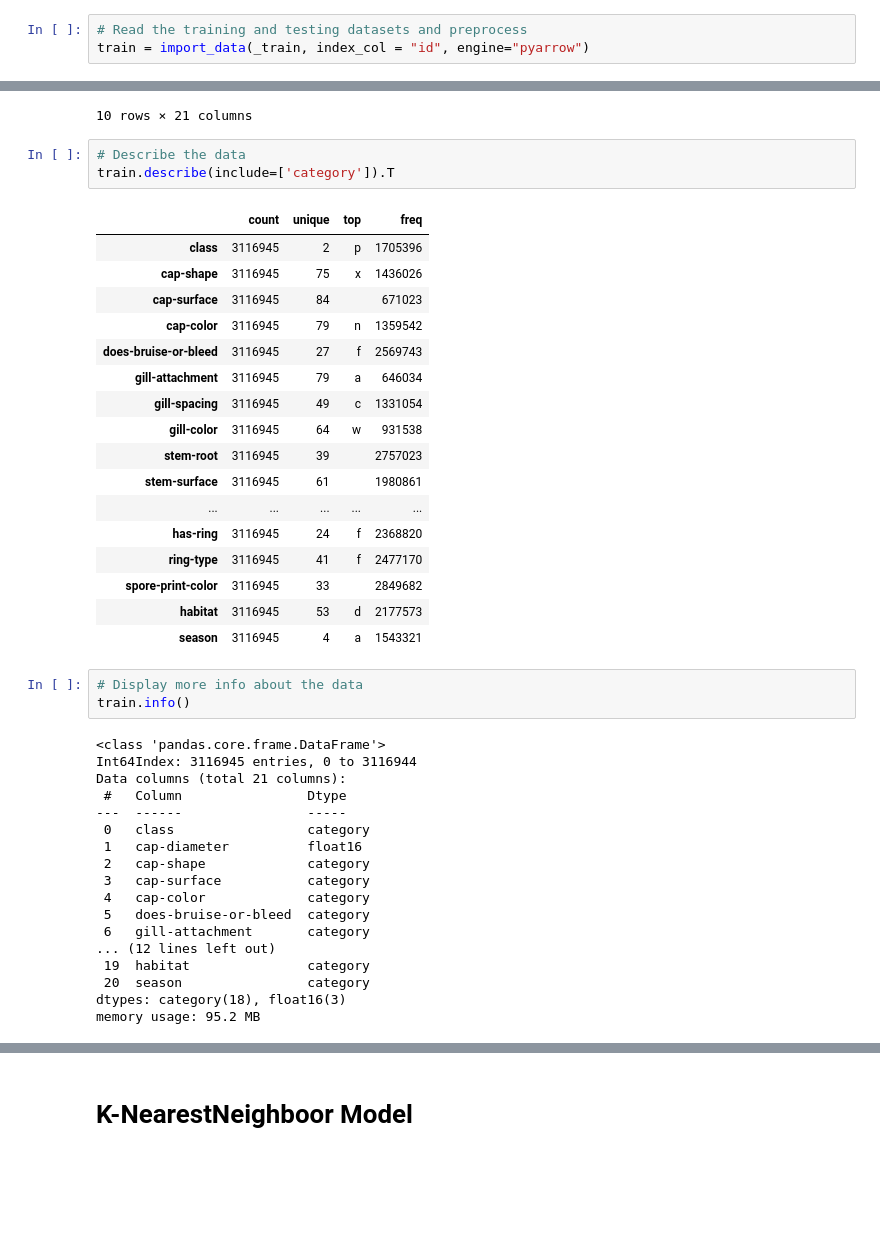
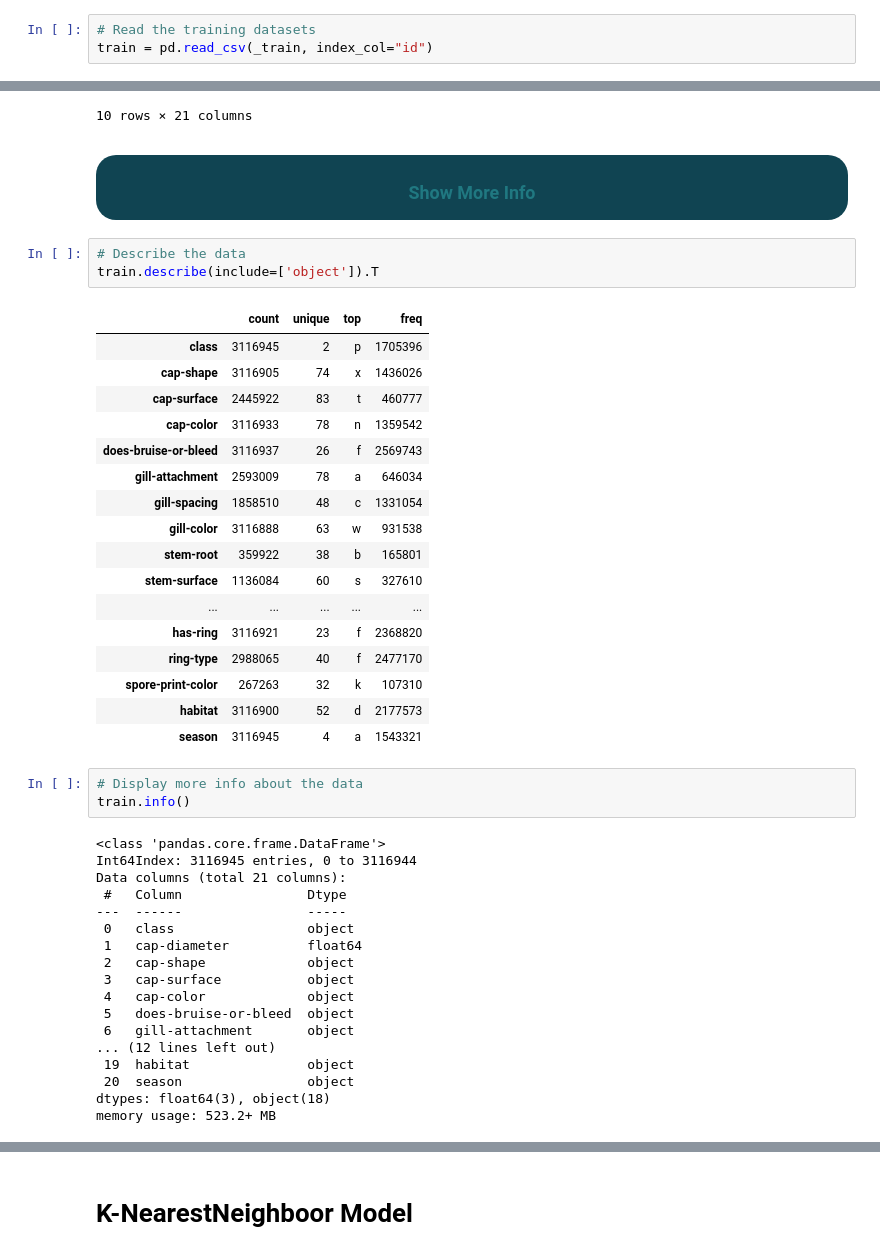
Before and after one commit to ionutzzzzz/Kaggle, a Jupyter notebook: PoisonousMushrooms/PoisonousMushrooms.ipynb, the cells around one changed output, grey strips where cells are left out. Cells and saved outputs as stored; diff of their text form; blank space fills up the shorter version.

Commit message:
Update Important

```diff
--- a/PoisonousMushrooms/PoisonousMushrooms.ipynb
+++ b/PoisonousMushrooms/PoisonousMushrooms.ipynb
@@ -136,3 +98,3 @@ def import_data(file, **kwargs):
 # %%
-# Read the training and testing datasets and preprocess
-train = import_data(_train, index_col = "id", engine="pyarrow")
+# Read the training datasets
+train = pd.read_csv(_train, index_col="id")
@@ -182,26 +120,31 @@ train.head(n=10)
 | 8 | p | 7.359375 | f | h | e | f | x | ... |
 | 9 | e | 6.449219 | x | t | n | f | a | ... |
 10 rows × 21 columns
+# %% [markdown]
+<a id="info"></a>
+<div style="color: #207881; background-color: #104452; padding: 1px;border-radius: 20px">
+    <h3 style="text-align:center; font-family: garamond; margin: 10px;"><b>Show More Info</b></h3>
+</div>
 # %%
 # Describe the data
-train.describe(include=['category']).T
+train.describe(include=['object']).T
 # %% [output]
 |  | count | unique | top | freq |
 | class | 3116945 | 2 | p | 1705396 |
-| cap-shape | 3116945 | 75 | x | 1436026 |
-| cap-surface | 3116945 | 84 |  | 671023 |
-| cap-color | 3116945 | 79 | n | 1359542 |
-| does-bruise-or-bleed | 3116945 | 27 | f | 2569743 |
-| gill-attachment | 3116945 | 79 | a | 646034 |
-| gill-spacing | 3116945 | 49 | c | 1331054 |
-| gill-color | 3116945 | 64 | w | 931538 |
-| stem-root | 3116945 | 39 |  | 2757023 |
-| stem-surface | 3116945 | 61 |  | 1980861 |
+| cap-shape | 3116905 | 74 | x | 1436026 |
+| cap-surface | 2445922 | 83 | t | 460777 |
+| cap-color | 3116933 | 78 | n | 1359542 |
+| does-bruise-or-bleed | 3116937 | 26 | f | 2569743 |
+| gill-attachment | 2593009 | 78 | a | 646034 |
+| gill-spacing | 1858510 | 48 | c | 1331054 |
+| gill-color | 3116888 | 63 | w | 931538 |
+| stem-root | 359922 | 38 | b | 165801 |
+| stem-surface | 1136084 | 60 | s | 327610 |
 | ... | ... | ... | ... | ... |
-| has-ring | 3116945 | 24 | f | 2368820 |
-| ring-type | 3116945 | 41 | f | 2477170 |
-| spore-print-color | 3116945 | 33 |  | 2849682 |
-| habitat | 3116945 | 53 | d | 2177573 |
+| has-ring | 3116921 | 23 | f | 2368820 |
+| ring-type | 2988065 | 40 | f | 2477170 |
+| spore-print-color | 267263 | 32 | k | 107310 |
+| habitat | 3116900 | 52 | d | 2177573 |
 | season | 3116945 | 4 | a | 1543321 |
 # %%
 # Display more info about the data
@@ -212,15 +155,15 @@ Int64Index: 3116945 entries, 0 to 3116944
 Data columns (total 21 columns):
  #   Column                Dtype
 ---  ------                -----
- 0   class                 category
- 1   cap-diameter          float16
- 2   cap-shape             category
- 3   cap-surface           category
- 4   cap-color             category
- 5   does-bruise-or-bleed  category
- 6   gill-attachment       category
+ 0   class                 object
+ 1   cap-diameter          float64
+ 2   cap-shape             object
+ 3   cap-surface           object
+ 4   cap-color             object
+ 5   does-bruise-or-bleed  object
+ 6   gill-attachment       object
 ... (12 lines left out)
- 19  habitat               category
- 20  season                category
-dtypes: category(18), float16(3)
-memory usage: 95.2 MB
+ 19  habitat               object
+ 20  season                object
+dtypes: float64(3), object(18)
+memory usage: 523.2+ MB
```
Also changed, not shown: parts of 61 cells of this notebook, 9 other files.
